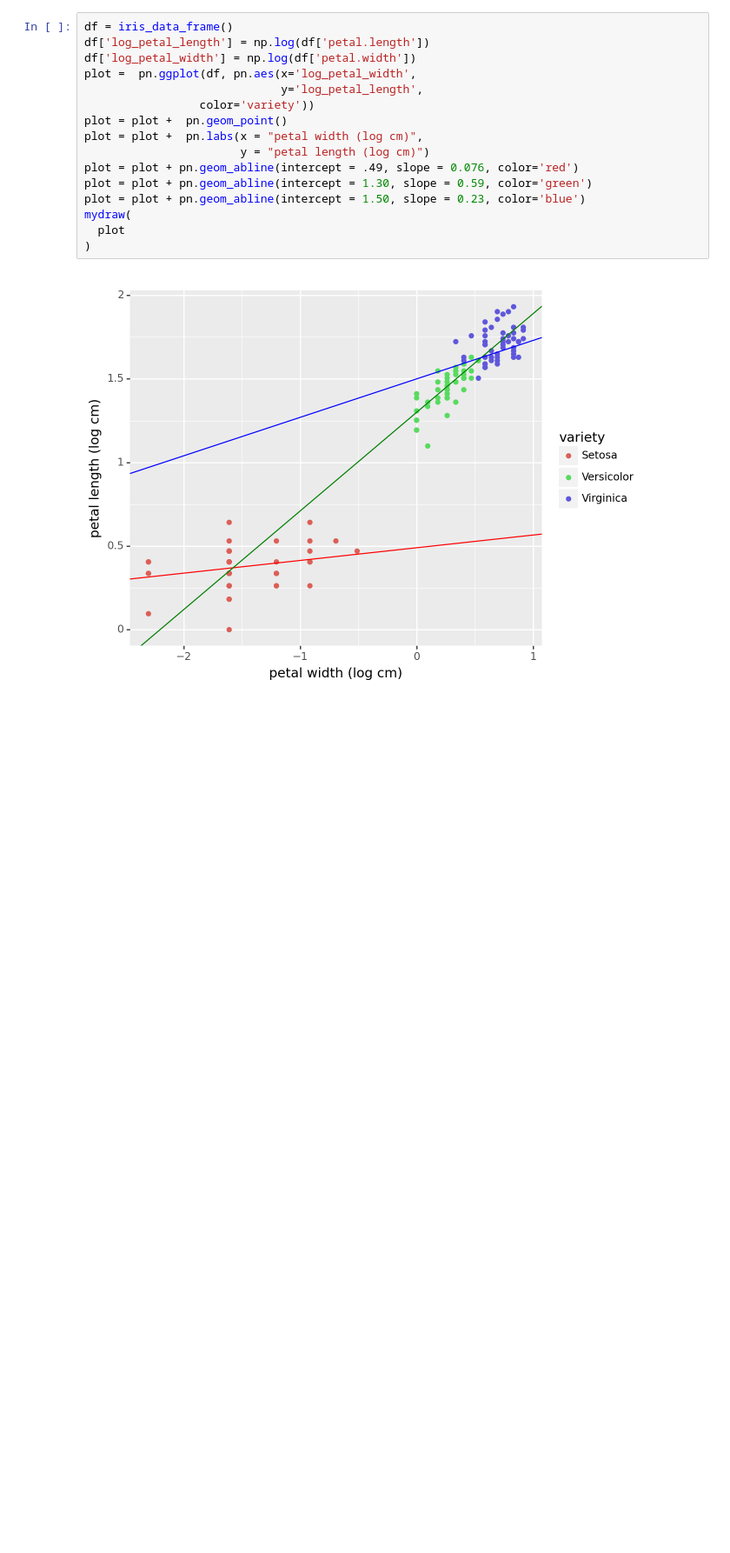
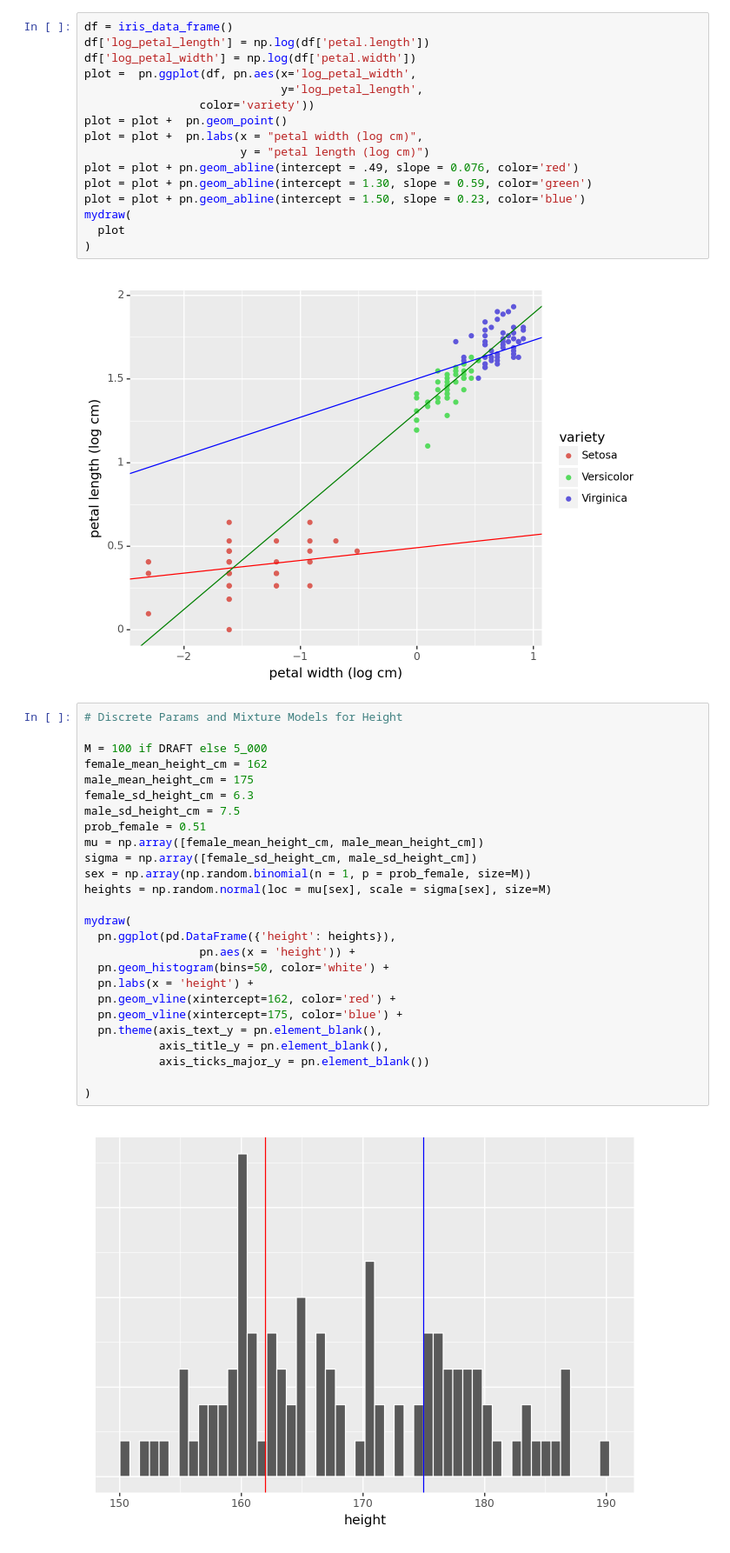
Before and after one commit to emmanuelmokel/PPL-practice, a Jupyter notebook: Stan/pystan_intro.ipynb, the cells around one changed output. Shown at 87% size. Drawn from its saved outputs; the diff is of its cells as text; blank space fills up the shorter version.

```diff
--- a/Stan/pystan_intro.ipynb
+++ b/Stan/pystan_intro.ipynb
@@ -711,3 +711,31 @@ mydraw(
 )
 # %% [output]
 [figure]
+# %%
+# Discrete Params and Mixture Models for Height
+
+M = 100 if DRAFT else 5_000
+female_mean_height_cm = 162
+male_mean_height_cm = 175
+female_sd_height_cm = 6.3
+male_sd_height_cm = 7.5
+prob_female = 0.51
+mu = np.array([female_mean_height_cm, male_mean_height_cm])
+sigma = np.array([female_sd_height_cm, male_sd_height_cm])
+sex = np.array(np.random.binomial(n = 1, p = prob_female, size=M))
+heights = np.random.normal(loc = mu[sex], scale = sigma[sex], size=M)
+
+mydraw(
+  pn.ggplot(pd.DataFrame({'height': heights}),
+                 pn.aes(x = 'height')) +
+  pn.geom_histogram(bins=50, color='white') +
+  pn.labs(x = 'height') +
+  pn.geom_vline(xintercept=162, color='red') +
+  pn.geom_vline(xintercept=175, color='blue') +
+  pn.theme(axis_text_y = pn.element_blank(),
+           axis_title_y = pn.element_blank(),
+           axis_ticks_major_y = pn.element_blank())
+
+)
+# %% [output]
+[figure, added]
```
Also changed, not shown: parts of 13 cells of this notebook, 2 other files.
